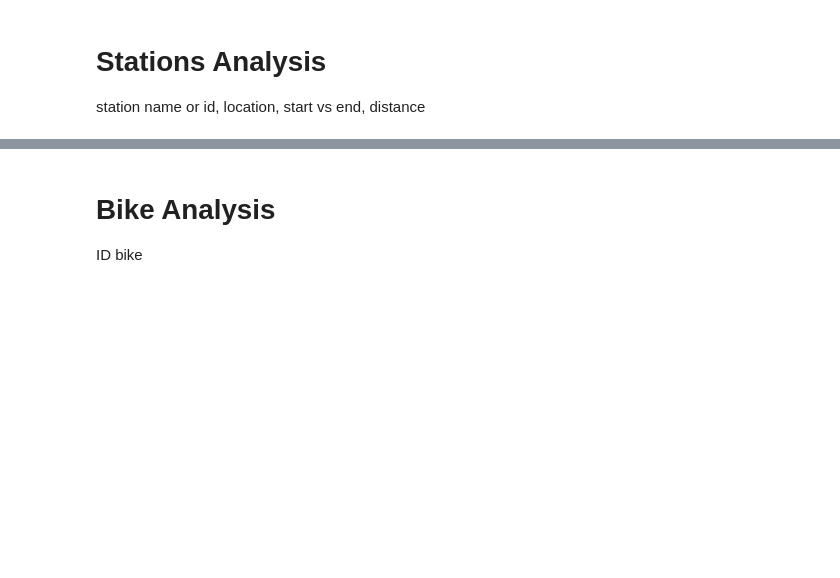
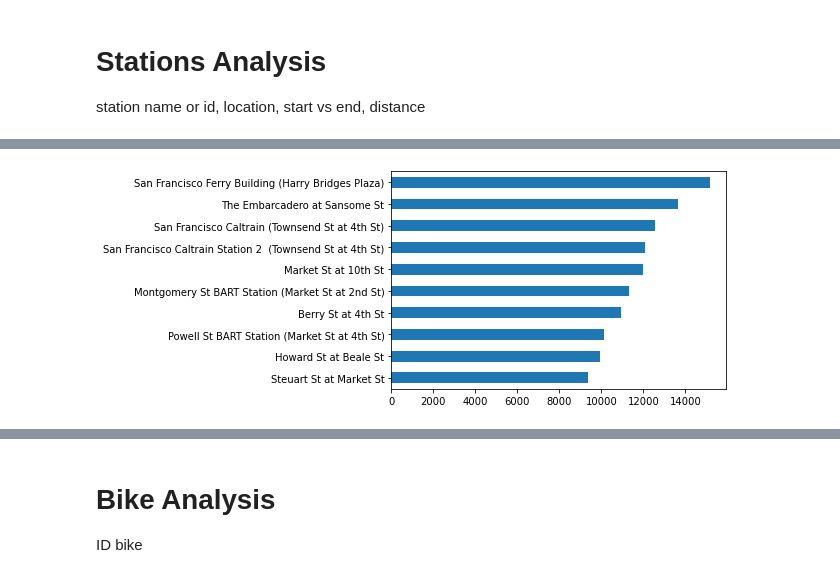
Before and after one commit to adipurnamk/Ford-GoBike-System-Data, a Jupyter notebook: data_analyst_bicycyle.ipynb, the cells around one changed output, grey strips where cells are left out. Saved outputs shown, nothing was run; the diff lists cells and outputs as text; code cells hidden in the pictures; blank space fills up the shorter version.

```diff
--- a/data_analyst_bicycyle.ipynb
+++ b/data_analyst_bicycyle.ipynb
@@ -407,0 +488,4 @@ station name or id, location, start vs end, distance
+# %%
+df_2017_clean.start_station_name.value_counts(ascending=True).tail(10).plot.barh();
+# %% [output]
+[figure, added]
```
Also changed, not shown: parts of 26 cells of this notebook, 4 other files.
